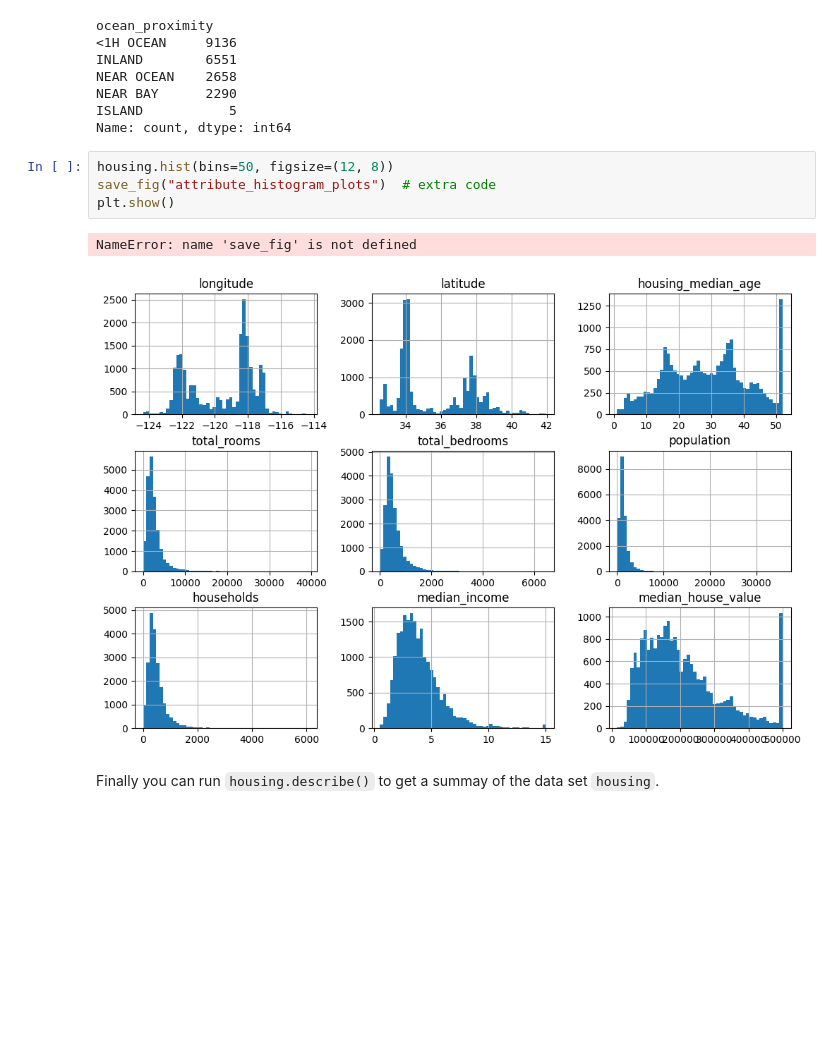
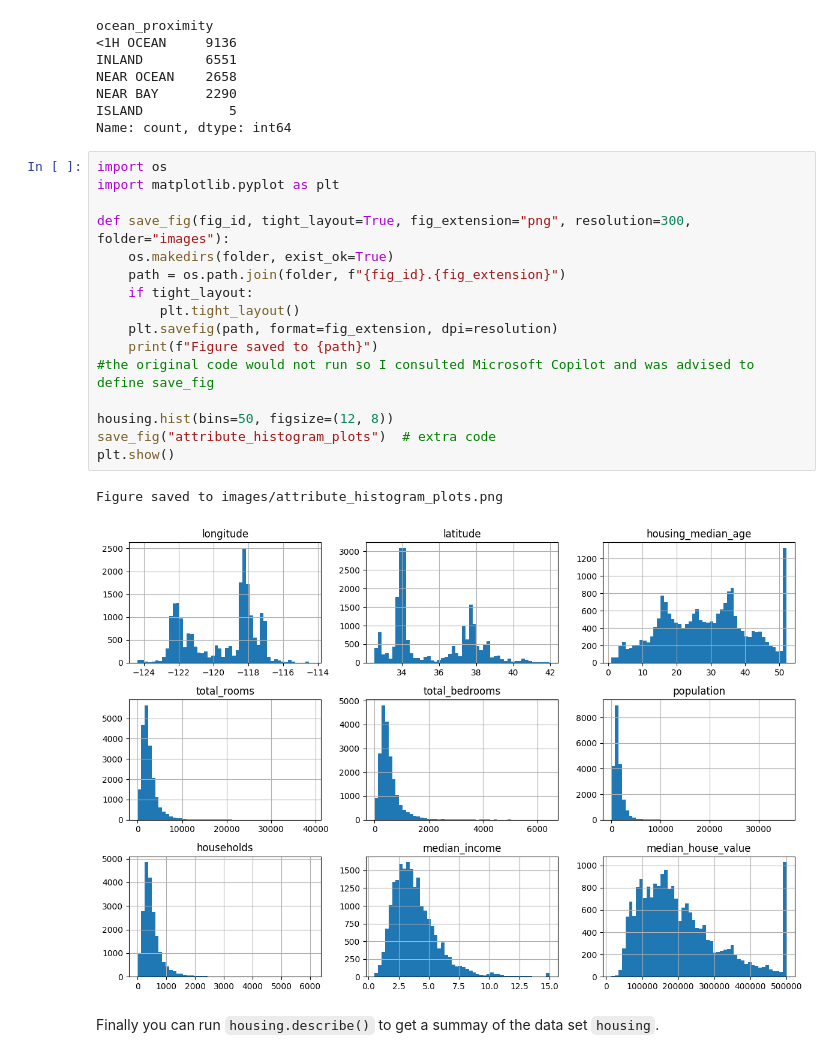
Before and after one commit to katierobertson2710-jpg/ai-for-the-arts, a Jupyter notebook: Machine-Learning-by-Example-from-Start-to-End.ipynb, the cells around one changed output. Saved outputs shown, nothing was run; the diff lists cells and outputs as text; blank space fills up the shorter version.

```diff
--- a/Machine-Learning-by-Example-from-Start-to-End.ipynb
+++ b/Machine-Learning-by-Example-from-Start-to-End.ipynb
@@ -229,12 +227,24 @@ NEAR BAY      2290
 ISLAND           5
 Name: count, dtype: int64
 # %%
+import os
+import matplotlib.pyplot as plt
+
+def save_fig(fig_id, tight_layout=True, fig_extension="png", resolution=300, folder="images"):
+    os.makedirs(folder, exist_ok=True)
+    path = os.path.join(folder, f"{fig_id}.{fig_extension}")
+    if tight_layout:
+        plt.tight_layout()
+    plt.savefig(path, format=fig_extension, dpi=resolution)
+    print(f"Figure saved to {path}")
+#the original code would not run so I consulted Microsoft Copilot and was advised to define save_fig
+
 housing.hist(bins=50, figsize=(12, 8))
 save_fig("attribute_histogram_plots")  # extra code
 plt.show()
 # %% [output]
-NameError: name 'save_fig' is not defined
+Figure saved to images/attribute_histogram_plots.png
-[figure, old version]
+[figure, new version]
 # %% [markdown]
 Finally you can run `housing.describe()` to get a summay of the data set `housing`.
 # %%
```
Also changed, not shown: parts of 23 cells of this notebook, 1 other file.
